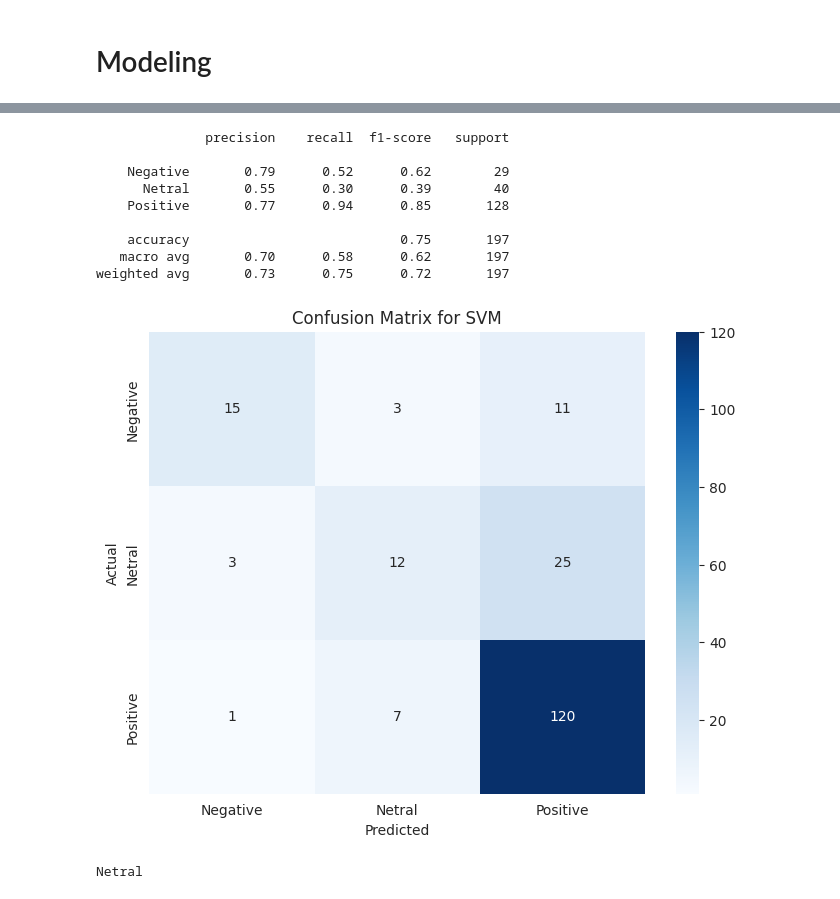
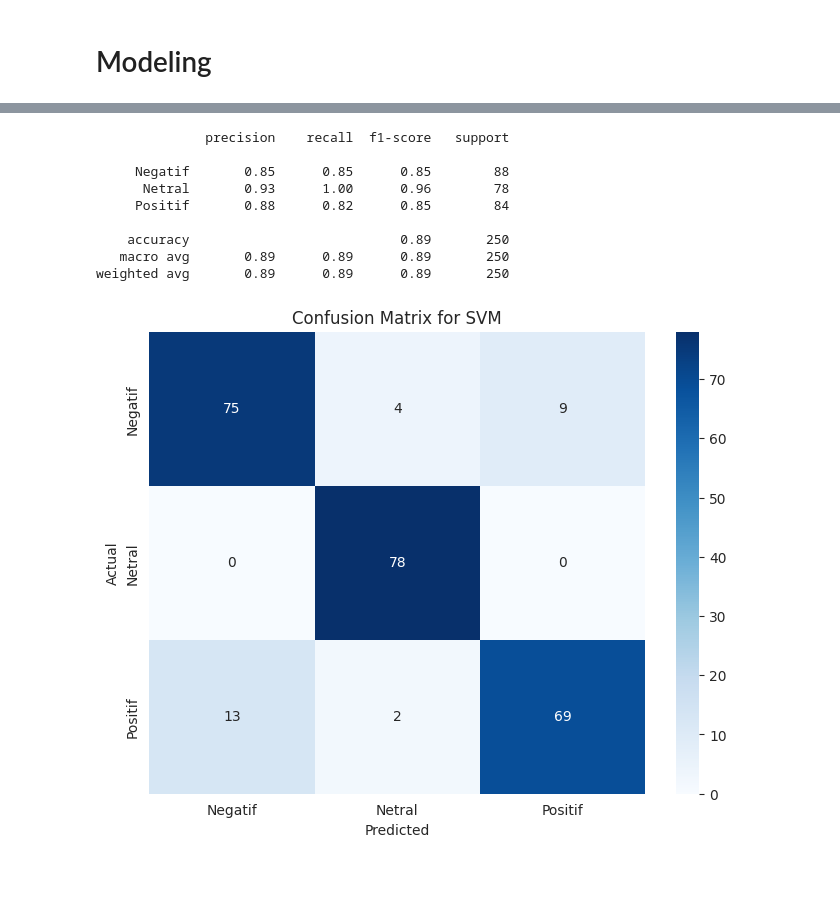
Before and after one commit to brill-liyan/analisis_sentiment, a Jupyter notebook: Sentiment_Analysis.ipynb, the cells around one changed output, grey strips where cells are left out. Saved outputs shown, nothing was run; the diff lists cells and outputs as text; code cells hidden in the pictures.

```diff
--- a/Sentiment_Analysis.ipynb
+++ b/Sentiment_Analysis.ipynb
@@ -553,45 +609,38 @@ X_test_tfidf = vectorizer.transform(X_test)
 # %%
 from sklearn.svm import SVC
 from sklearn.metrics import classification_report, confusion_matrix
 
 # Inisialisasi model SVM
 svm_model = SVC(kernel='linear', C=1)
 
 # Training model
-svm_model.fit(X_train_tfidf, y_train)
+svm_model.fit(X_train, y_train)
 
 # Prediksi pada data test
-y_pred_svm = svm_model.predict(X_test_tfidf)
+y_pred_svm = svm_model.predict(X_test)
 
 # Evaluasi model
 print(classification_report(y_test, y_pred_svm))
+
+cm_svm = confusion_matrix(y_test, y_pred_svm)
+plt.figure(figsize=(8, 6))
+sns.heatmap(cm_svm, annot=True, fmt='d', cmap='Blues',
+            xticklabels=np.unique(y_test), yticklabels=np.unique(y_test))
+plt.xlabel('Predicted')
+plt.ylabel('Actual')
+plt.title('Confusion Matrix for SVM')
+plt.show()
 # %% [output]
               precision    recall  f1-score   support
 
-    Negative       0.79      0.52      0.62        29
-      Netral       0.55      0.30      0.39        40
-    Positive       0.77      0.94      0.85       128
+     Negatif       0.85      0.85      0.85        88
+      Netral       0.93      1.00      0.96        78
+     Positif       0.88      0.82      0.85        84
 
-    accuracy                           0.75       197
-   macro avg       0.70      0.58      0.62       197
-weighted avg       0.73      0.75      0.72       197
+    accuracy                           0.89       250
+   macro avg       0.89      0.89      0.89       250
+weighted avg       0.89      0.89      0.89       250
+[figure, added]
-# %%
-from sklearn.metrics import confusion_matrix
-import seaborn as sns
-import matplotlib.pyplot as plt
-
-cm_svm = confusion_matrix(y_test, y_pred_svm)
-
-#Plot confusion matrix
-plt.figure(figsize=(8, 6))
-sns.heatmap(cm_svm, annot=True, fmt='d', cmap='Blues',
-            xticklabels=np.unique(y_test), yticklabels=np.unique(y_test))
-plt.xlabel('Predicted')
-plt.ylabel('Actual')
-plt.title('Confusion Matrix for SVM')
-plt.show()
-# %% [output]
-[figure, removed]
 # %%
 def text_preprocessing_process(text):
     text = remove_mention(text)
@@ -608,26 +657,3 @@ def text_preprocessing_process(text):
     text = tokenize_text(text)
     text = stem_text(text)
     return ' '.join(text)
-# %%
-import pandas as pd
-
-tweet_input = ("yg nih indonesiaemas makansianggratis")
-tweet_input = text_preprocessing_process(tweet_input)
-
-# Memuat file positive.tsv dan negative.tsv
-positive_vocab = pd.read_csv("positive.tsv", header=None, sep='\t')[0].tolist()
-negative_vocab = pd.read_csv("negative.tsv", header=None, sep='\t')[0].tolist()
-
-def determine_sentiment(text):
-    positive_count = sum(1 for word in text.split() if word in positive_lexicon)
-    negative_count = sum(1 for word in text.split() if word in negative_lexicon)
-    if positive_count > negative_count:
-        return "Positive"
-    elif positive_count < negative_count:
-        return "Negative"
-    else:
-        return 'Netral'
-
-print (determine_sentiment(tweet_input))
-# %% [output]
-Netral
```
Also changed, not shown: parts of 21 cells of this notebook, 8 other files.
